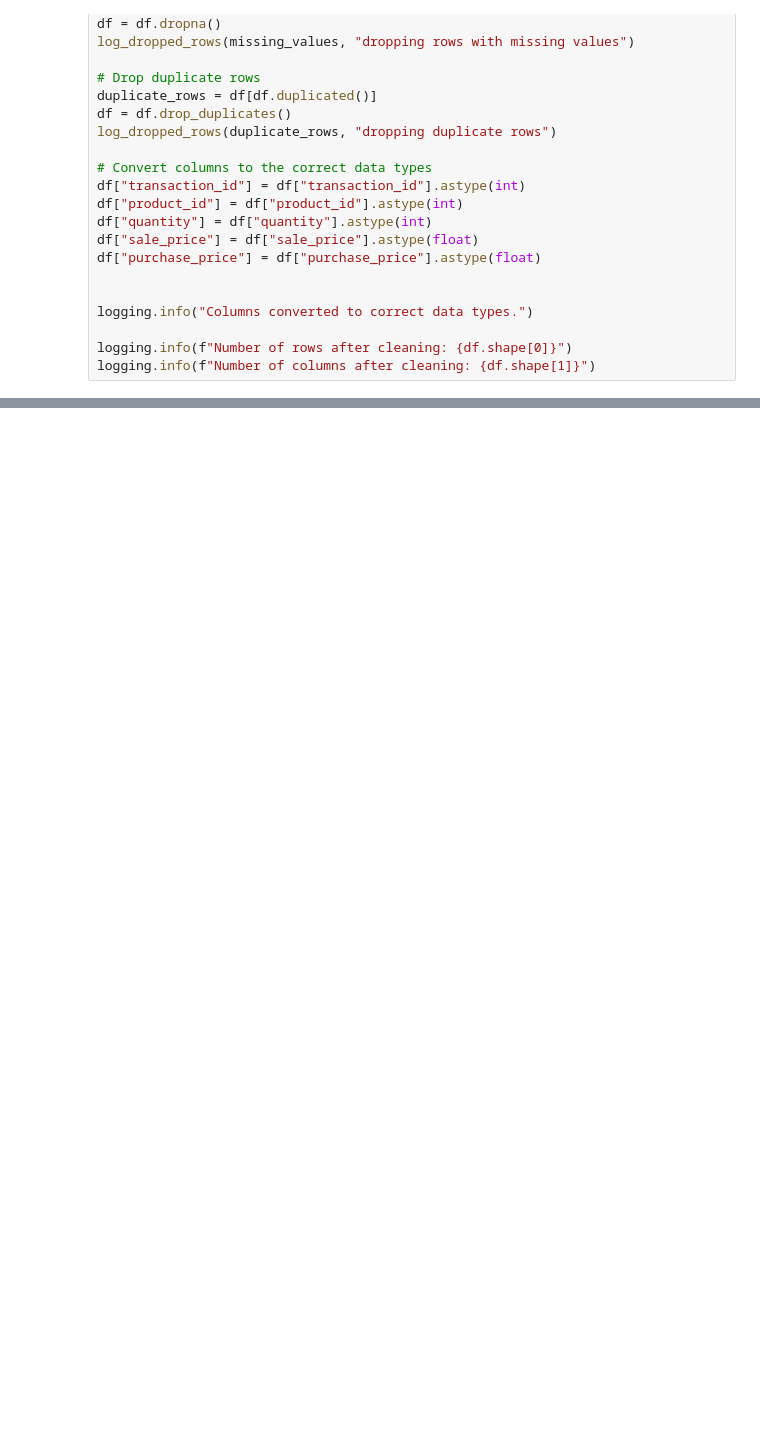
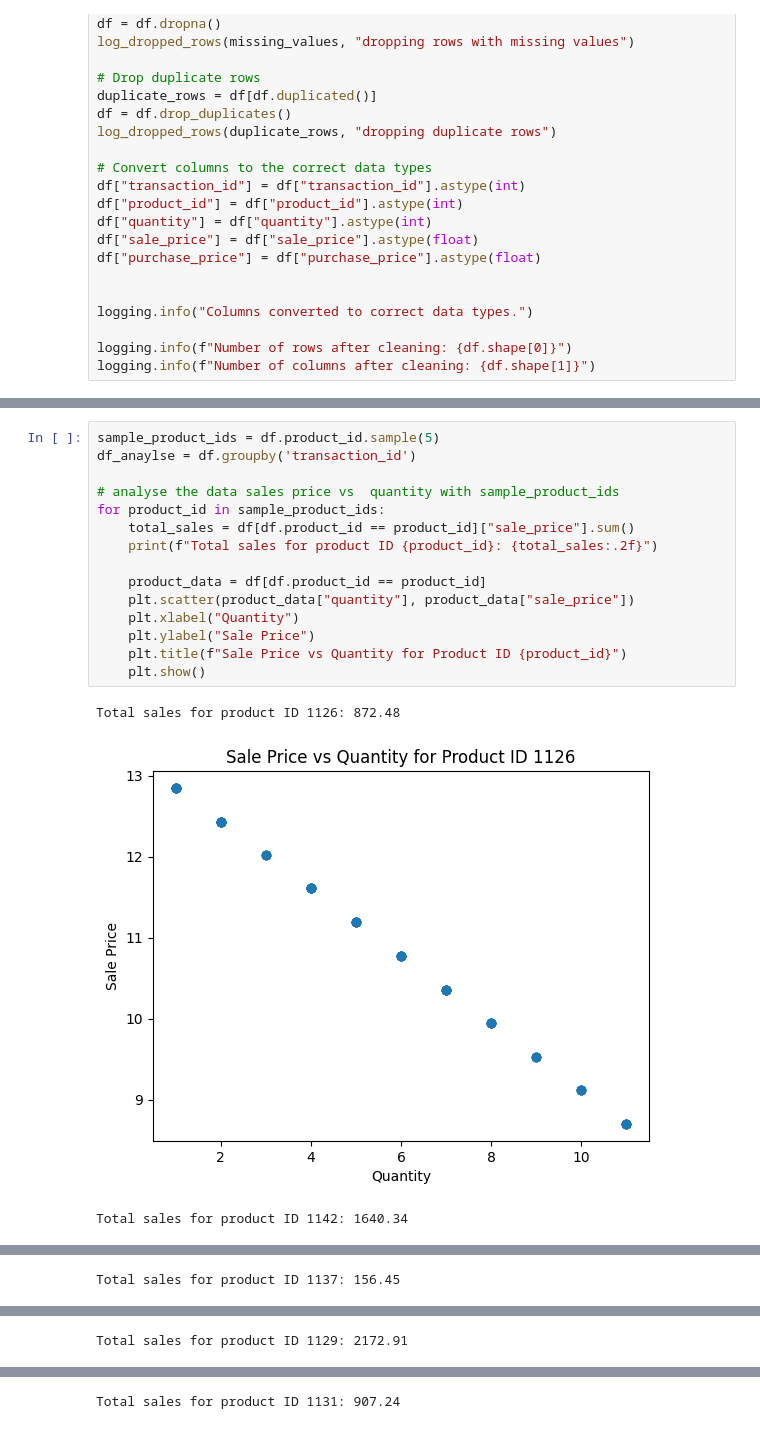
Before and after one commit to karanjagad/sales-data-analysis, a Jupyter notebook: notebooks/data_analysis.ipynb, the cells around one changed output, grey strips where cells are left out. Cells and saved outputs as stored; diff of their text form; blank space fills up the shorter version.

Commit message:
Added visualisation

```diff
--- a/notebooks/data_analysis.ipynb
+++ b/notebooks/data_analysis.ipynb
@@ -87,0 +95,19 @@ Log file is saved in the file:  ../log/sales_data_cleaning.log
+# %%
+sample_product_ids = df.product_id.sample(5)
+df_anaylse = df.groupby('transaction_id')
+
+# analyse the data sales price vs  quantity with sample_product_ids
+for product_id in sample_product_ids:
+    total_sales = df[df.product_id == product_id]["sale_price"].sum()
+    print(f"Total sales for product ID {product_id}: {total_sales:.2f}")
+
+    product_data = df[df.product_id == product_id]
+    plt.scatter(product_data["quantity"], product_data["sale_price"])
+    plt.xlabel("Quantity")
+    plt.ylabel("Sale Price")
+    plt.title(f"Sale Price vs Quantity for Product ID {product_id}")
+    plt.show()
+# %% [output]
+Total sales for product ID 1126: 872.48
+[figure, added]
+Total sales for product ID 1142: 1640.34
@@ -87,0 +115 @@ Log file is saved in the file:  ../log/sales_data_cleaning.log
+Total sales for product ID 1137: 156.45
@@ -87,0 +117 @@ Log file is saved in the file:  ../log/sales_data_cleaning.log
+Total sales for product ID 1129: 2172.91
@@ -87,0 +119 @@ Log file is saved in the file:  ../log/sales_data_cleaning.log
+Total sales for product ID 1131: 907.24
```
Also changed, not shown: parts of 8 cells of this notebook.
